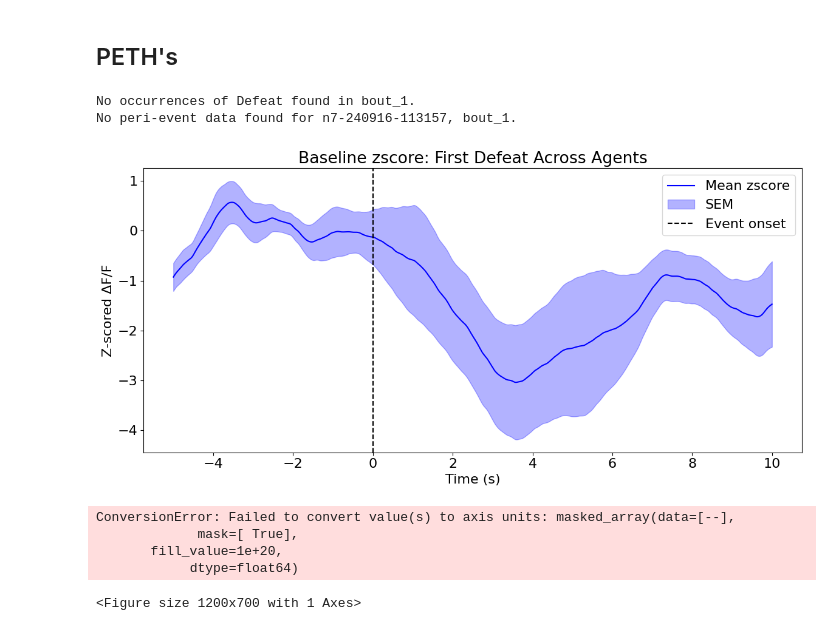
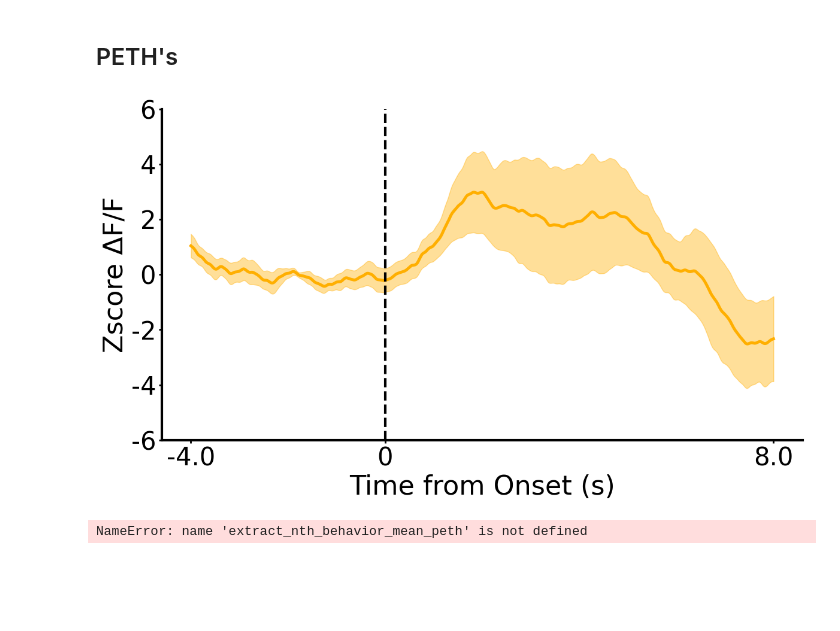
Before and after one commit to AlbertLeei/PCLAB_Photometry, a Jupyter notebook: P2_Code/defeat/defeat_analysis.ipynb, the cells around one changed output. Cells and saved outputs as stored; diff of their text form; code cells hidden in the pictures; blank space fills up the shorter version.

```diff
--- a/P2_Code/defeat/defeat_analysis.ipynb
+++ b/P2_Code/defeat/defeat_analysis.ipynb
@@ -15,13 +15,13 @@ sys.path.append(root_dir)
 from group_tdt_class import *
 from experiment_functions import *
 # %%
-# experiment_path = r"C:\Users\alber\OneDrive\Desktop\PC_Lab\Photometry\Pilot_2\Combined\Home_Cage\mpfc"
-# csv_base_path = r"C:\Users\alber\OneDrive\Desktop\PC_Lab\Photometry\Pilot_2\Combined\Home_Cage\mpfc_csvs"
-# brain_region = '#e06928'
+experiment_path = r"C:\Users\alber\OneDrive\Desktop\PC_Lab\Photometry\Pilot_2\Combined\Defeat\mpfc"
+csv_base_path = r"C:\Users\alber\OneDrive\Desktop\PC_Lab\Photometry\Pilot_2\Combined\Defeat\mpfc_csvs"
+brain_region = '#FFAF00'
 
-experiment_path = r"C:\Users\alber\OneDrive\Desktop\PC_Lab\Photometry\Pilot_2\Combined\Defeat\nac"
-csv_base_path = r"C:\Users\alber\OneDrive\Desktop\PC_Lab\Photometry\Pilot_2\Combined\Defeat\nac_csvs"
-brain_region = '#1a58af'
+# experiment_path = r"C:\Users\alber\OneDrive\Desktop\PC_Lab\Photometry\Pilot_2\Combined\Defeat\nac"
+# csv_base_path = r"C:\Users\alber\OneDrive\Desktop\PC_Lab\Photometry\Pilot_2\Combined\Defeat\nac_csvs"
+# brain_region = '#15616F'
 # %%
 group_data = GroupTDTData(experiment_path, csv_base_path)
 group_data.batch_process()
@@ -106,19 +114,15 @@ Slope for bout_1: 0.09
 # %%
 columns = ['bout_1']
 
-group_data.compute_first_bout_peth_all_blocks(behavior_name='Defeat',bouts= columns, pre_time=5, post_time=10
-                                              )
-group_data.plot_mean_peth(signal_type='zscore', error_type='sem', title='Baseline zscore: First Defeat Across Agents')
+group_data.compute_nth_bout_peth_all_blocks(behavior_name='Defeat', nth_occurrence=1, bouts=columns, pre_time=4, post_time=8, bin_size=0.1)
+
+
+group_data.plot_peth_for_single_bout(signal_type='zscore', error_type='sem', title='Baseline zscore: First Defeat Across Agents',color=brain_region,
+                                     bout = columns[0], display_pre_time=4, display_post_time=10, yticks_interval=2, figsize=(12, 7))
 # %% [output]
-No occurrences of Defeat found in bout_1.
-No peri-event data found for n7-240916-113157, bout_1.
-[figure, old version]
+[figure, new version]
 # %%
 df = extract_nth_behavior_mean_peth(group_data=group_data, bouts=columns,behavior='Investigation',n=1, windows=[(0, 10)])
 plot_y_across_bouts_gray(df,title='Baseline zscore 1st Investigation',ylabel='Mean Value',  bar_color=brain_region,ylim=(-5,2))
 # %% [output]
-ConversionError: Failed to convert value(s) to axis units: masked_array(data=[--],
-             mask=[ True],
-       fill_value=1e+20,
-            dtype=float64)
+NameError: name 'extract_nth_behavior_mean_peth' is not defined
-<Figure size 1200x700 with 1 Axes>
```
Also changed, not shown: parts of 9 cells of this notebook, 23 other files.
